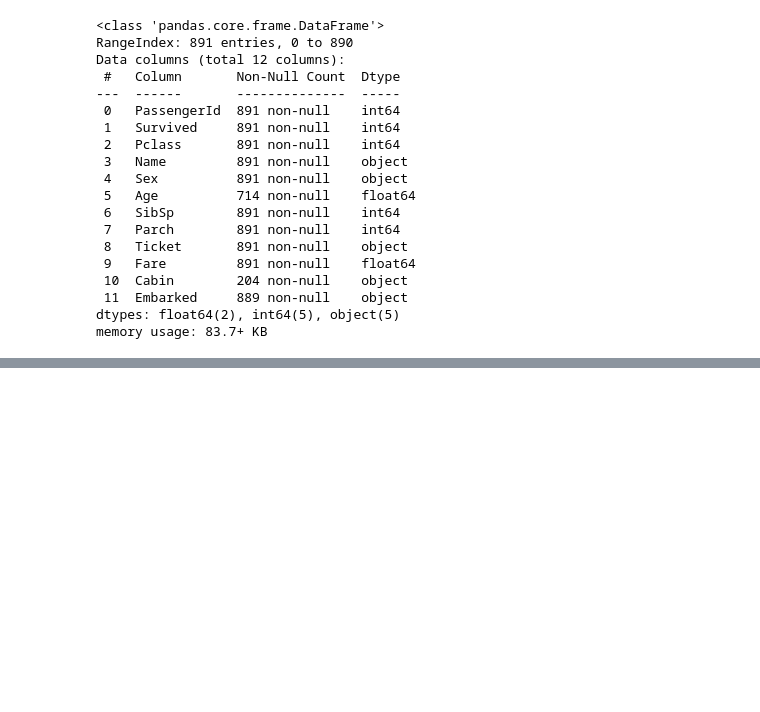
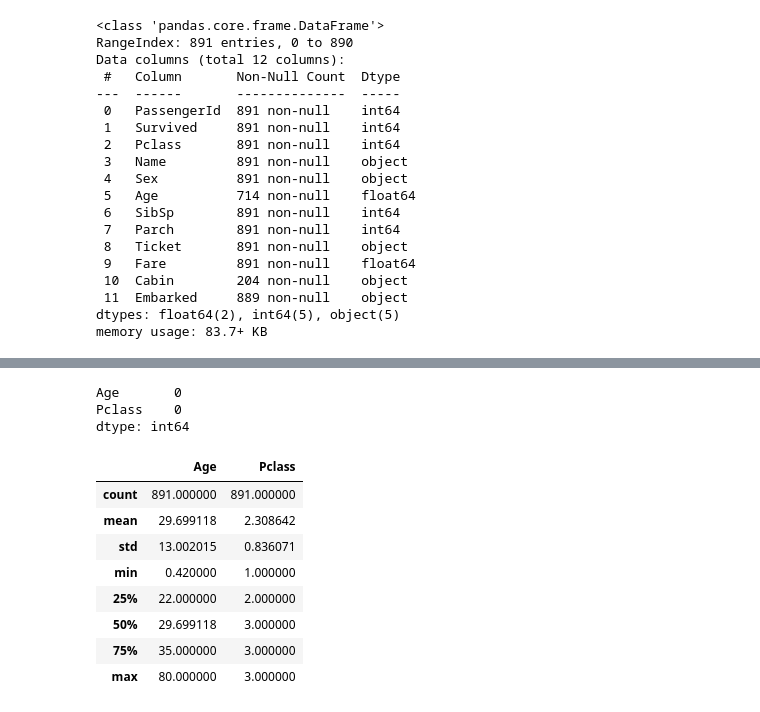
Before and after one commit to jeungsengho/python8month, a Jupyter notebook: 4_타이타닉_데이터셋.ipynb, the cells around one changed output, grey strips where cells are left out. Cells and saved outputs as stored; diff of their text form; code cells hidden in the pictures; blank space fills up the shorter version.

```diff
--- a/4_타이타닉_데이터셋.ipynb
+++ b/4_타이타닉_데이터셋.ipynb
@@ -95,0 +143,6 @@ memory usage: 83.7+ KB
+# %%
+# mean: 평균값, median: 중앙값, most_frequent: 최빈값
+# constant: 특정값 -> 예) SimpleImputer(strategy='constant', fill_value=값)
+imputer = SimpleImputer(strategy='mean')
+# %%
+imputer.fit(train[['Age', 'Pclass']]) # fit()를 통해 결측치에 대한 mean 학습을 진행
@@ -95,0 +151,2 @@ memory usage: 83.7+ KB
+# %%
+result = imputer.transform(train[['Age', 'Pclass']]) # transform()는 실제 결측치에 대한 값 변화를 적용
@@ -95,0 +163,20 @@ memory usage: 83.7+ KB
+# %%
+train[['Age', 'Pclass']] = result
+# %%
+train[['Age', 'Pclass']].isnull().sum()
+# %% [output]
+Age       0
+Pclass    0
+dtype: int64
+# %%
+train[['Age', 'Pclass']].describe()
+# %% [output]
+|  | Age | Pclass |
+| count | 891.000000 | 891.000000 |
+| mean | 29.699118 | 2.308642 |
+| std | 13.002015 | 0.836071 |
+| min | 0.420000 | 1.000000 |
+| 25% | 22.000000 | 2.000000 |
+| 50% | 29.699118 | 3.000000 |
+| 75% | 35.000000 | 3.000000 |
+| max | 80.000000 | 3.000000 |
```
Also changed, not shown: parts of 35 cells of this notebook.
